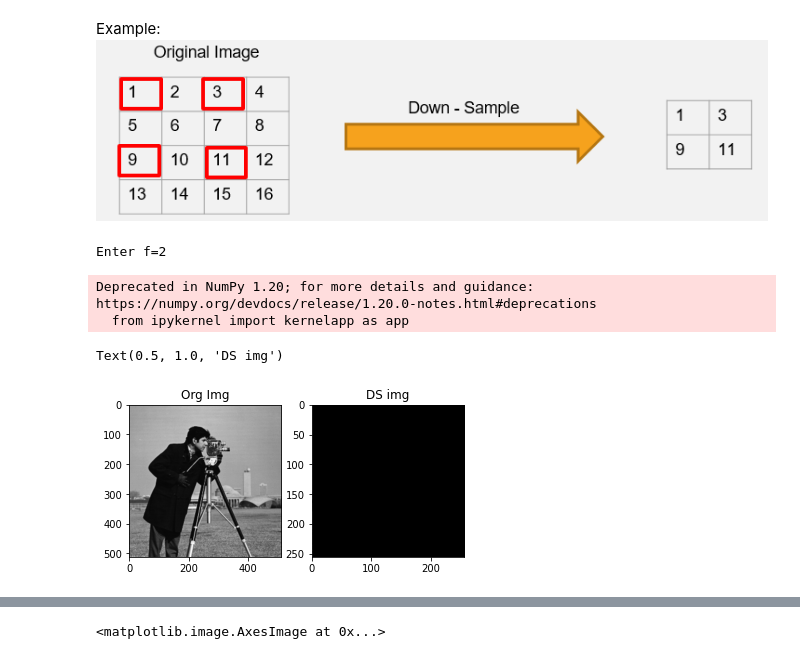
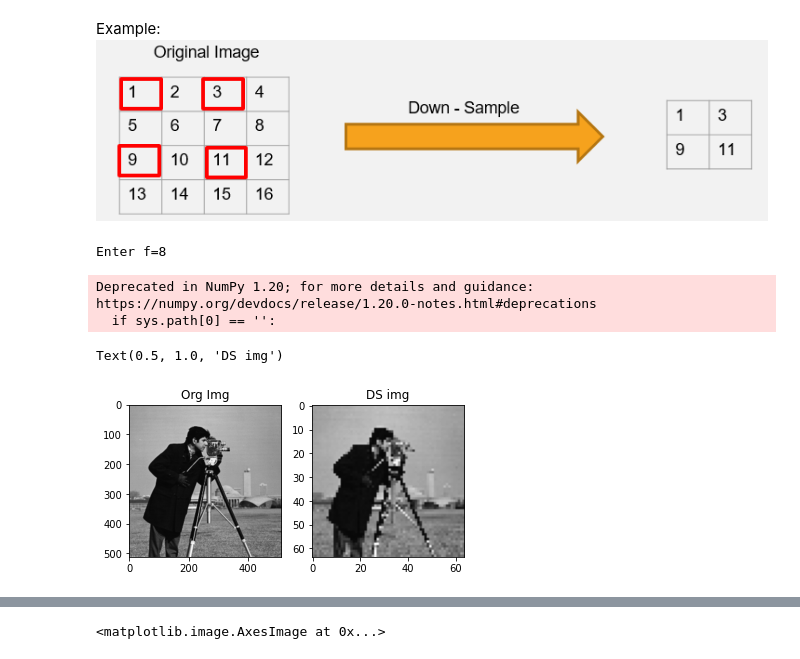
Before and after one commit to ChintzRuparel/Image-Processing, a Jupyter notebook: IP_Expt_2.ipynb, the cells around one changed output, grey strips where cells are left out. Saved outputs shown, nothing was run; the diff lists cells and outputs as text; code cells hidden in the pictures.

```diff
--- a/IP_Expt_2.ipynb
+++ b/IP_Expt_2.ipynb
@@ -24,37 +24,34 @@ If sampling frequency =2, output every 2nd element row wise and column wise
 Example: <br>
 ![image.png](embedded-picture-1)
 # %%
-# Import libraries
-
-# Import libraries
 import numpy as np
 from skimage import io
 import matplotlib.pyplot as plt
 
 
 img=io.imread("cameraman.tif")
 r,c=img.shape
 f=int(input('Enter f='))
-fs=4
+fs=10
 i=j=0
 I=img.copy()
 NI=np.zeros((r//f,c//f), dtype=np.int)
 
 for i in range(0, r, f):
- for i in range(0, c, f):
+ for j in range(0, c, f):
     NI[i//f ,j//f] =img[i,j]
 
 NI
 
 plt.subplot(121)
 plt.imshow(I, cmap='gray')
 plt.title("Org Img")
 plt.subplot(122)
 plt.imshow(NI, cmap='gray')
 plt.title("DS img")
 # %% [output]
-Enter f=2
+Enter f=8
 Deprecated in NumPy 1.20; for more details and guidance: https://numpy.org/devdocs/release/1.20.0-notes.html#deprecations
-  from ipykernel import kernelapp as app
+  if sys.path[0] == '':
 Text(0.5, 1.0, 'DS img')
-[figure, old version]
+[figure, new version]
```
Also changed, not shown: parts of 2 cells of this notebook.
